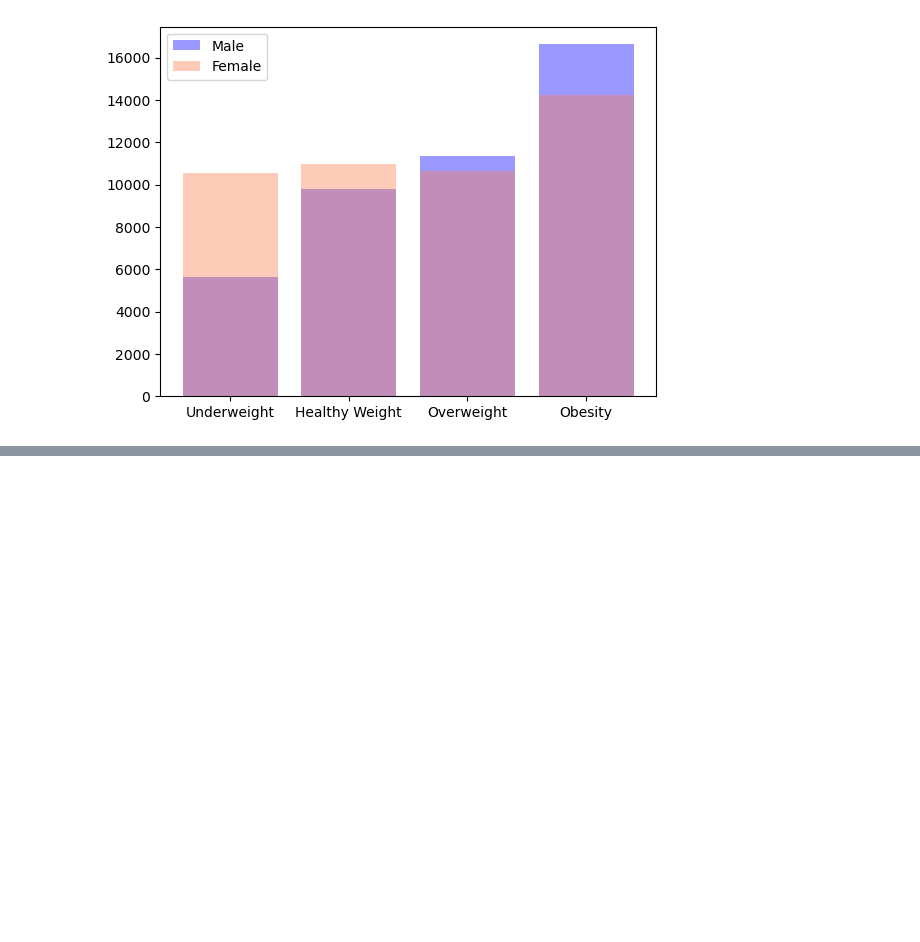
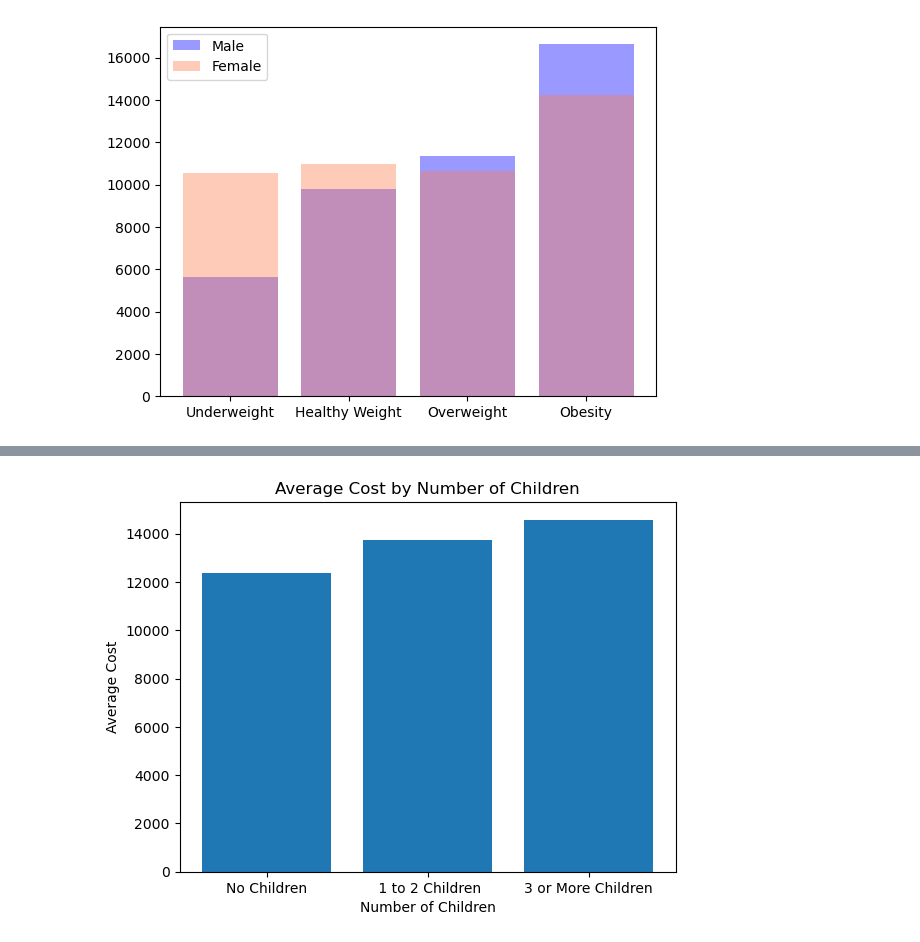
Before and after one commit to jaimelangenfeld/project1, a Jupyter notebook: sex_age.ipynb, the cells around one changed output, grey strips where cells are left out. Cells and saved outputs as stored; diff of their text form; code cells hidden in the pictures; blank space fills up the shorter version.

```diff
--- a/sex_age.ipynb
+++ b/sex_age.ipynb
@@ -218,0 +260,9 @@ plt.show()
+# %%
+plt.bar(child_labels, child_mean.values)
+
+plt.xlabel('Number of Children')
+plt.ylabel('Average Cost')
+plt.title('Average Cost by Number of Children')
+plt.show()
+# %% [output]
+[figure, added]
```
Also changed, not shown: parts of 4 cells of this notebook.
